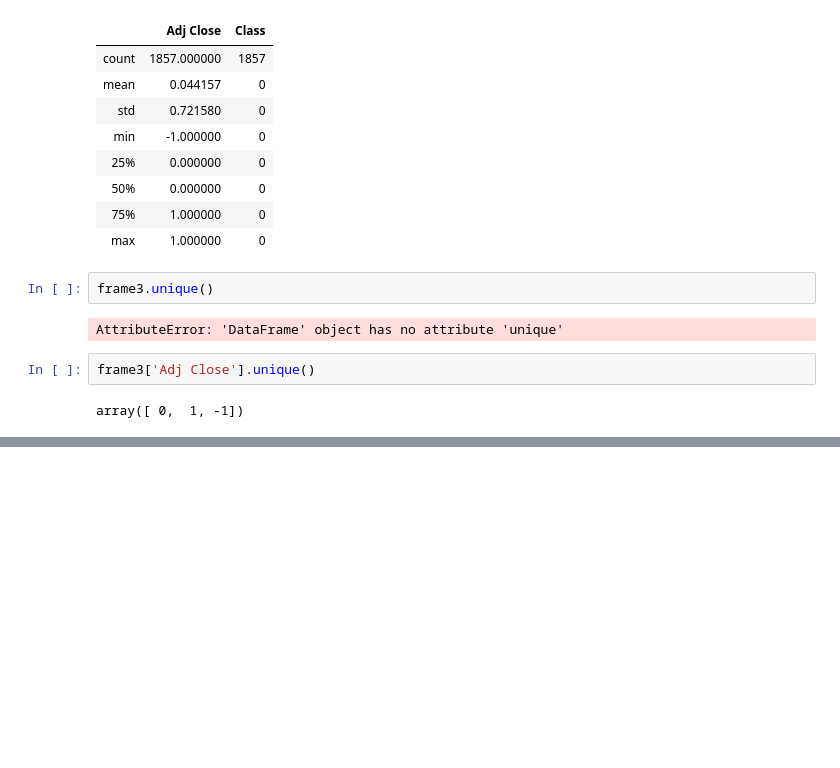
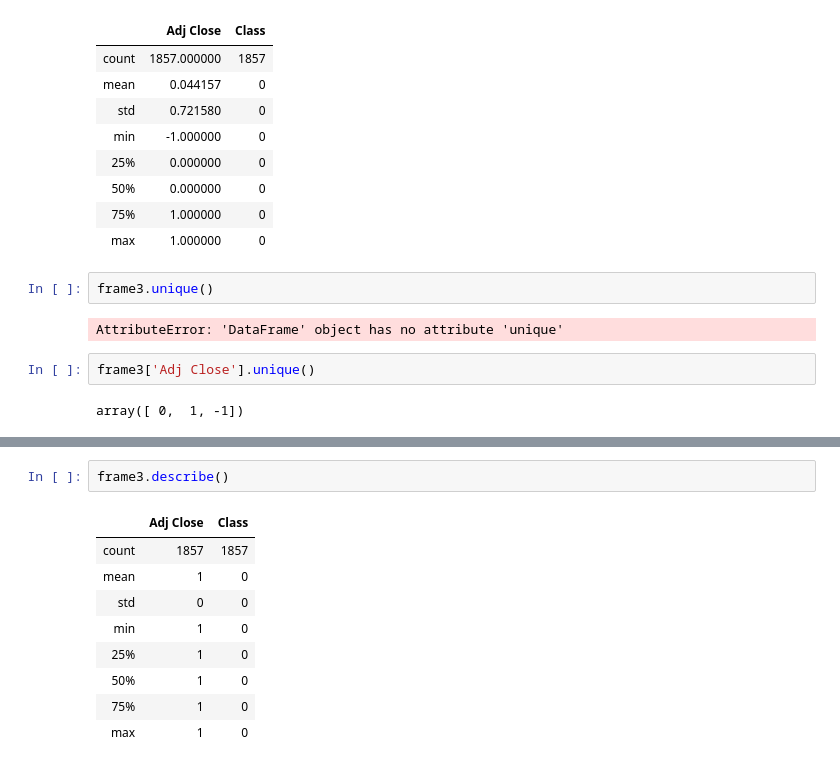
Before and after one commit to johnymontana/NewzTrader_AI_project, a Jupyter notebook: Stock Data.ipynb, the cells around one changed output, grey strips where cells are left out. Drawn from its saved outputs; the diff is of its cells as text; blank space fills up the shorter version.

```diff
--- a/Stock Data.ipynb
+++ b/Stock Data.ipynb
@@ -161,0 +176,12 @@ array([ 0,  1, -1])
+# %%
+frame3.describe()
+# %% [output]
+|  | Adj Close | Class |
+| count | 1857 | 1857 |
+| mean | 1 | 0 |
+| std | 0 | 0 |
+| min | 1 | 0 |
+| 25% | 1 | 0 |
+| 50% | 1 | 0 |
+| 75% | 1 | 0 |
+| max | 1 | 0 |
```
Also changed, not shown: parts of 13 cells of this notebook, 40 other files.
